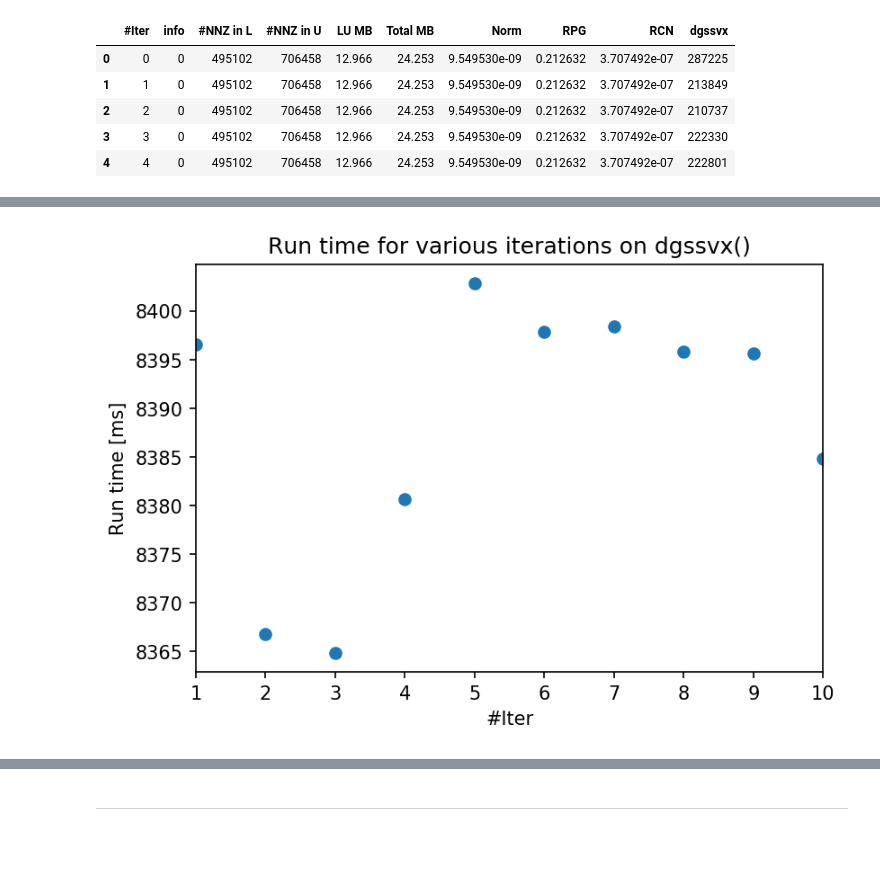
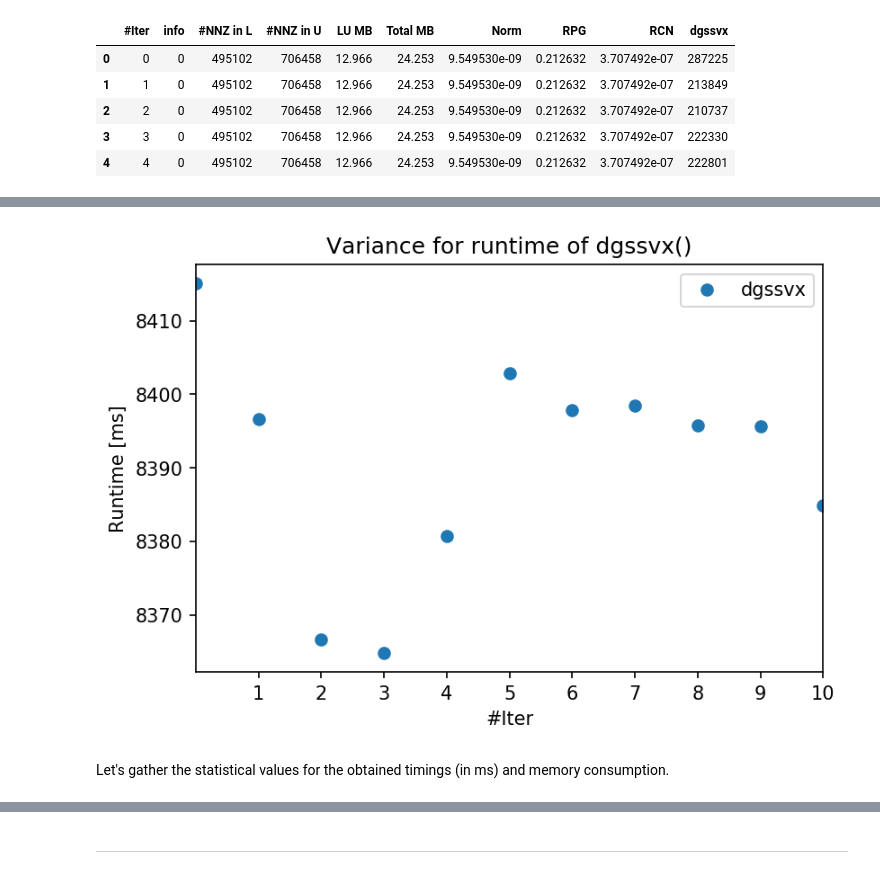
Before and after one commit to mflehmig/SuperLUbench, a Jupyter notebook: doc/SuperLUbench.ipynb, the cells around one changed output, grey strips where cells are left out. Cells and saved outputs as stored; diff of their text form; code cells hidden in the pictures; blank space fills up the shorter version.

```diff
--- a/doc/SuperLUbench.ipynb
+++ b/doc/SuperLUbench.ipynb
@@ -55,9 +186,9 @@ dir_15S="taurus_haswell/hqp3_15/Sp"
 Read in the benchmark results for **SuperLU** and the various orderings.
 # %%
-slu_col = pd.read_csv(dir_60F+'/hqp3_60_Full_SuperLU_COLAMD.csv',skipinitialspace=True)
-slu_nat = pd.read_csv(dir_60F+'/hqp3_60_Full_SuperLU_NATURAL.csv',skipinitialspace=True)
-slu_ata = pd.read_csv(dir_60F+'/hqp3_60_Full_SuperLU_MMD_ATA.csv',skipinitialspace=True)
-slu_usa = pd.read_csv(dir_60F+'/hqp3_60_Full_SuperLU_MMD_AT_PLUS_A.csv',skipinitialspace=True)
+slu_col_60F = pd.read_csv(dir_60F+'/SuperLU_COLAMD.csv',skipinitialspace=True)
+slu_nat_60F = pd.read_csv(dir_60F+'/SuperLU_NATURAL.csv',skipinitialspace=True)
+slu_ata_60F = pd.read_csv(dir_60F+'/SuperLU_MMD_ATA.csv',skipinitialspace=True)
+slu_usa_60F = pd.read_csv(dir_60F+'/SuperLU_MMD_AT_PLUS_A.csv',skipinitialspace=True)
 # %% [markdown]
 The following two methods `head()` and `describe()` are for illustration purposes.
 # %%
@@ -93,8 +215,18 @@ plt.show()
+# %%
+# Convert timings to ms.
+slu_col_60F['dgssvx'] = slu_col_60F['dgssvx'] / 1000
+slu_nat_60F['dgssvx'] = slu_nat_60F['dgssvx'] / 1000
+slu_ata_60F['dgssvx'] = slu_ata_60F['dgssvx'] / 1000
+slu_usa_60F['dgssvx'] = slu_usa_60F['dgssvx'] / 1000
 # %%
-# 2. Way:
-a = (slu_nat['dgssvx'])[1:11]/1000
-ax = a.plot(style='o',title='Run time for various iterations on dgssvx()')
-ax.set(xlabel="#Iter", ylabel="Run time [ms]")
+# Plot of the runtimes for all iterations of dgssvx()
+a = (slu_nat_60F['dgssvx'])
+ax = a.plot(style='o',title='Variance for runtime of dgssvx()')
+plt.xticks(np.arange(1, 11, 1))
+ax.set(xlabel="#Iter", ylabel="Runtime [ms]")
+ax.legend(loc='best')
 plt.show()
 # %% [output]
-[figure, old version]
+[figure, new version]
+# %% [markdown]
+Let's gather the statistical values for the obtained timings (in ms) and memory consumption.
```
Also changed, not shown: parts of 77 cells of this notebook.
